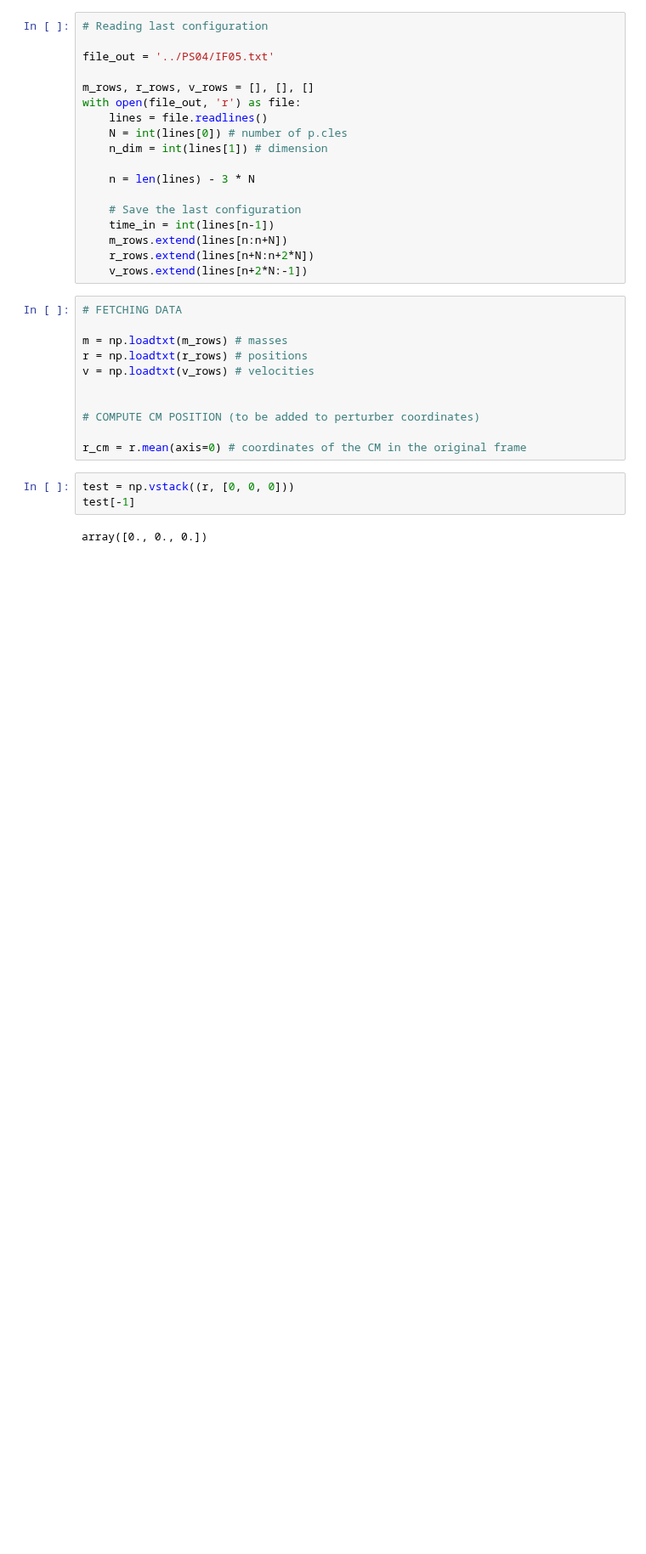
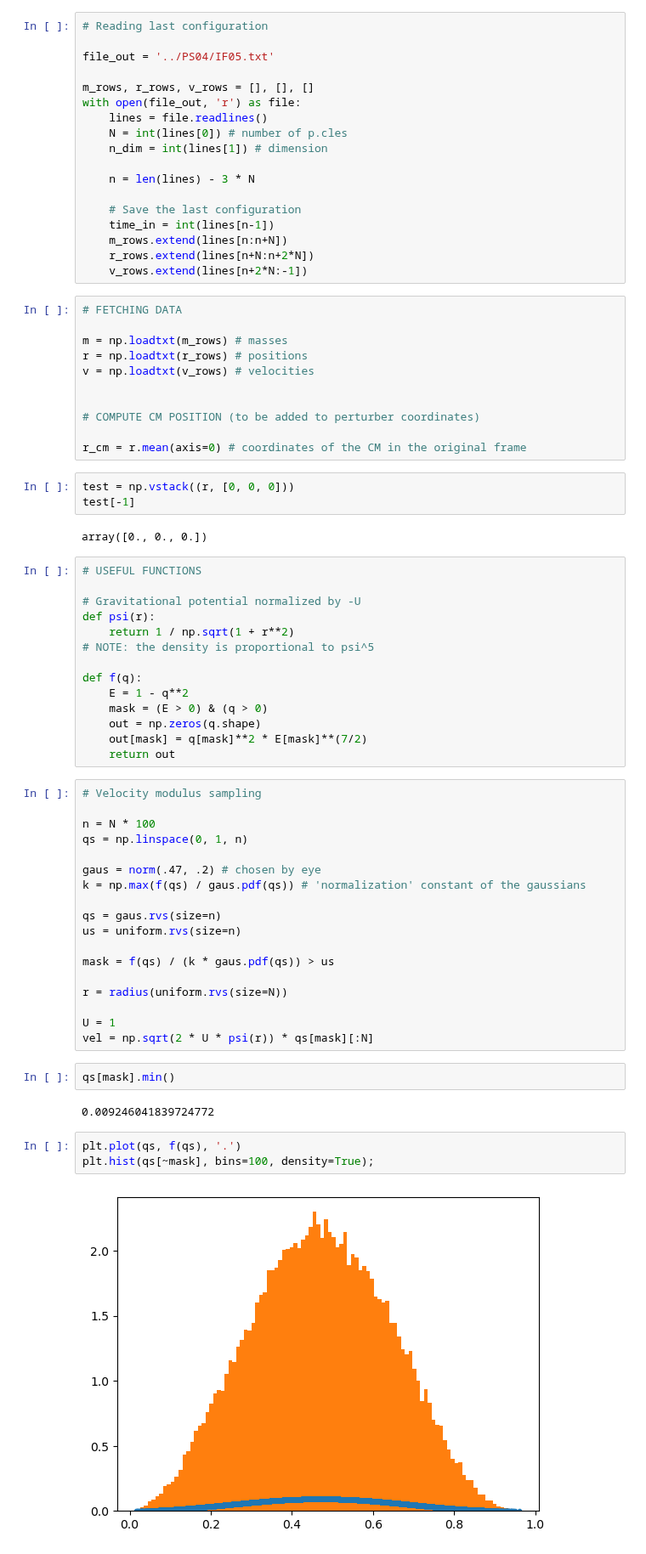
Before and after one commit to RoccoGiugni/DoSS-24-25, a Jupyter notebook: PS05/PS05.ipynb, the cells around one changed output. Shown at 85% size. Saved outputs shown, nothing was run; the diff lists cells and outputs as text; blank space fills up the shorter version.

```diff
--- a/PS05/PS05.ipynb
+++ b/PS05/PS05.ipynb
@@ -362,3 +361,44 @@ test = np.vstack((r, [0, 0, 0]))
 test[-1]
 # %% [output]
 array([0., 0., 0.])
+# %%
+# USEFUL FUNCTIONS
+
+# Gravitational potential normalized by -U
+def psi(r):
+    return 1 / np.sqrt(1 + r**2)
+# NOTE: the density is proportional to psi^5
+
+def f(q):
+    E = 1 - q**2
+    mask = (E > 0) & (q > 0)
+    out = np.zeros(q.shape)
+    out[mask] = q[mask]**2 * E[mask]**(7/2)
+    return out
+# %%
+# Velocity modulus sampling
+
+n = N * 100
+qs = np.linspace(0, 1, n)
+
+gaus = norm(.47, .2) # chosen by eye
+k = np.max(f(qs) / gaus.pdf(qs)) # 'normalization' constant of the gaussians
+
+qs = gaus.rvs(size=n)
+us = uniform.rvs(size=n)
+
+mask = f(qs) / (k * gaus.pdf(qs)) > us
+
+r = radius(uniform.rvs(size=N))
+
+U = 1
+vel = np.sqrt(2 * U * psi(r)) * qs[mask][:N]
+# %%
+qs[mask].min()
+# %% [output]
+0.009246041839724772
+# %%
+plt.plot(qs, f(qs), '.')
+plt.hist(qs[~mask], bins=100, density=True);
+# %% [output]
+[figure, added]
```
Also changed, not shown: parts of 13 cells of this notebook.
